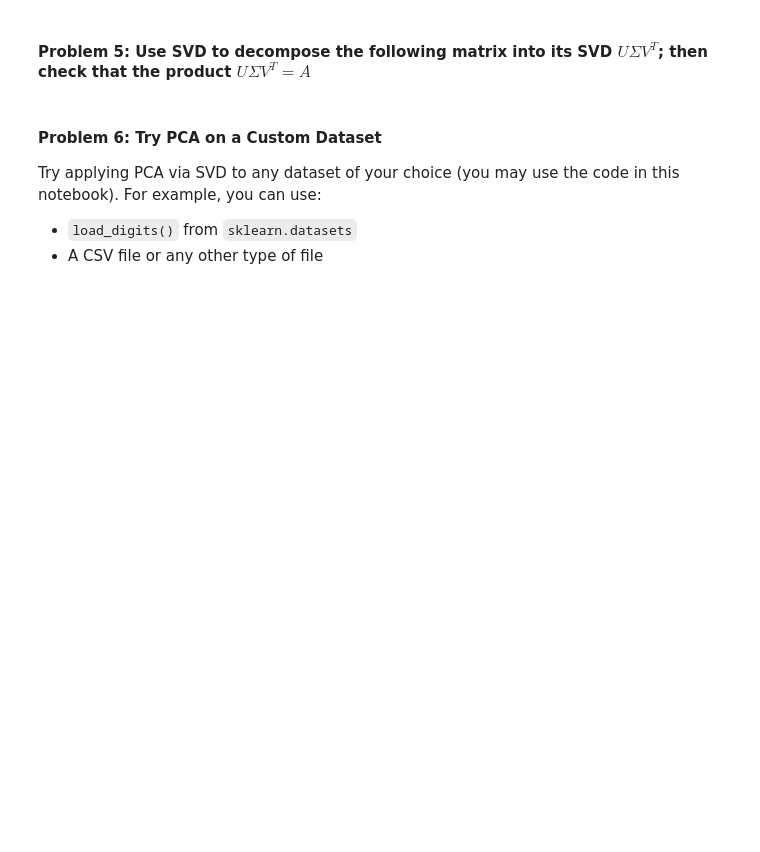
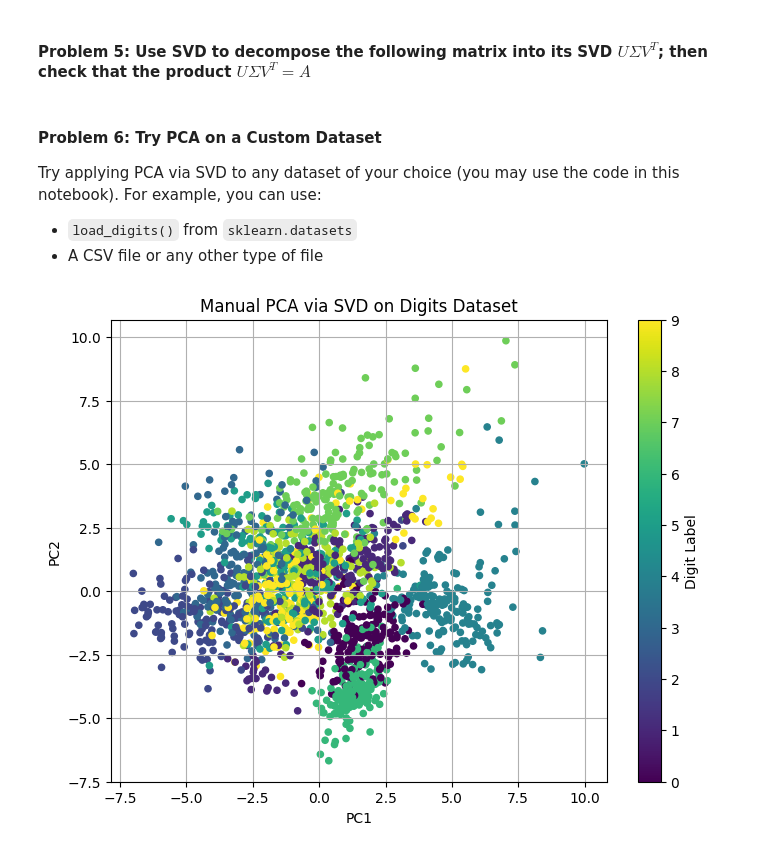
Before and after one commit to dooodle74/2025-math4300, a Jupyter notebook: hw05/PCA_SVD_HW.ipynb, the cells around one changed output. Drawn from its saved outputs; the diff is of its cells as text; code cells hidden in the pictures; blank space fills up the shorter version.

```diff
--- a/hw05/PCA_SVD_HW.ipynb
+++ b/hw05/PCA_SVD_HW.ipynb
@@ -337,3 +635,30 @@ C = np.random.randint(0, 10, size=(6, 4))
 Try applying PCA via SVD to any dataset of your choice (you may use the code in this notebook). For example, you can use:
 - `load_digits()` from `sklearn.datasets`
 - A CSV file or any other type of file
+# %%
+from sklearn.datasets import load_digits
+from sklearn.preprocessing import StandardScaler
+
+# Load digits dataset
+data = load_digits()
+X = data.data
+y = data.target
+scaler = StandardScaler()
+X_scaled = scaler.fit_transform(X)
+
+# Perform SVD
+U, S, VT = np.linalg.svd(X_scaled, full_matrices=False)
+
+# Project onto the first 2 principal components (similar to example above)
+X_pca = X_scaled @ VT.T[:, :2]
+
+plt.figure(figsize=(8, 6))
+plt.scatter(X_pca[:, 0], X_pca[:, 1], c=y, cmap='viridis', s=20)
+plt.xlabel("PC1")
+plt.ylabel("PC2")
+plt.title("Manual PCA via SVD on Digits Dataset")
+plt.colorbar(label="Digit Label")
+plt.grid(True)
+plt.show()
+# %% [output]
+[figure, added]
```
Also changed, not shown: parts of 9 cells of this notebook, 1 other file.
